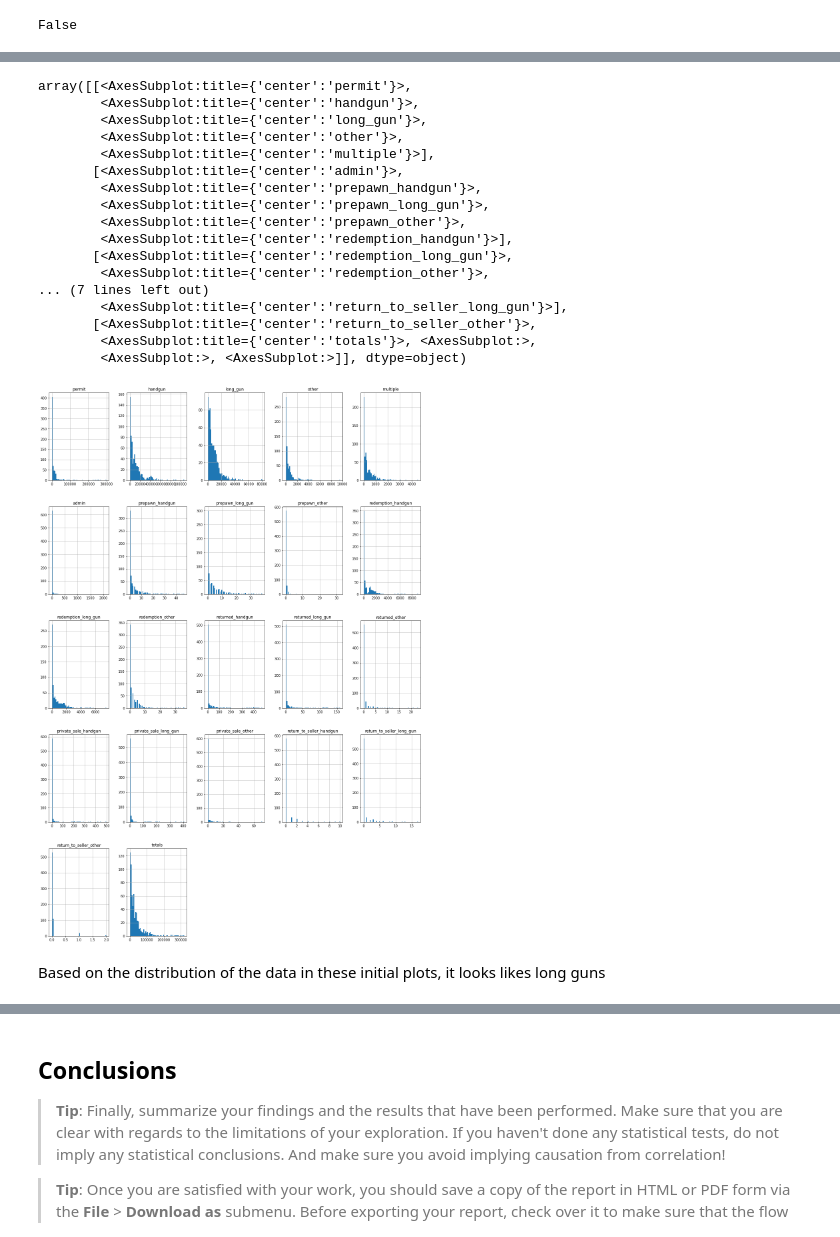
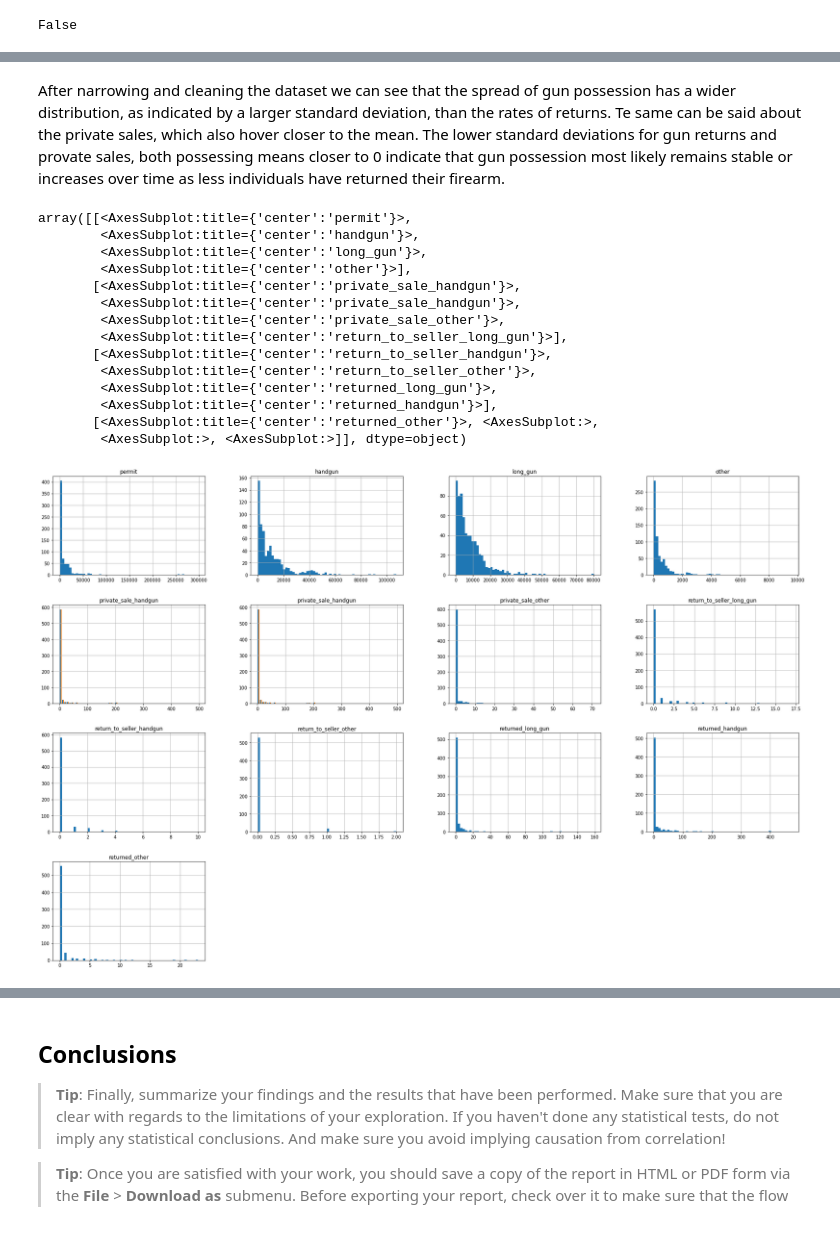
Before and after one commit to chloecongourdeau/data-investigation, a Jupyter notebook: gun-data-investigation.ipynb, the cells around one changed output, grey strips where cells are left out. Drawn from its saved outputs; the diff is of its cells as text; code cells hidden in the pictures.

Commit message:
Complete data cleaning

```diff
--- a/gun-data-investigation.ipynb
+++ b/gun-data-investigation.ipynb
@@ -421,0 +474,4 @@ gun_data_subset_df.describe()
+# %%
+#Eliminate all columns that are irrelevant to the analyssis given the findings in the decription of the dataframe
+gun_data_subset_df = gun_data_df [['totals','state','permit','handgun','long_gun','other','private_sale_handgun','private_sale_long_gun','private_sale_other','return_to_seller_long_gun','return_to_seller_handgun','return_to_seller_other','returned_long_gun','returned_handgun','returned_other',]]
+gun_data_subset_df.describe()
@@ -422,24 +488,21 @@ gun_data_subset_df.describe()
+# %% [markdown]
+After narrowing and cleaning the dataset we can see that the spread of gun possession has a wider distribution, as indicated by a larger standard deviation, than the rates of returns. Te same can be said about the private sales, which also hover closer to the mean. The lower standard deviations for gun returns and provate sales, both possessing means closer to 0 indicate that gun possession most likely remains stable or increases over time as less individuals have returned their firearm.
 # %%
-gun_data_subset_df.hist(bins=60, figsize=(20,30))
+gun_data_subset_df.hist(bins=60, figsize=(30,20))
 # %% [output]
 array([[<AxesSubplot:title={'center':'permit'}>,
         <AxesSubplot:title={'center':'handgun'}>,
         <AxesSubplot:title={'center':'long_gun'}>,
-        <AxesSubplot:title={'center':'other'}>,
-        <AxesSubplot:title={'center':'multiple'}>],
-       [<AxesSubplot:title={'center':'admin'}>,
-        <AxesSubplot:title={'center':'prepawn_handgun'}>,
-        <AxesSubplot:title={'center':'prepawn_long_gun'}>,
-        <AxesSubplot:title={'center':'prepawn_other'}>,
-        <AxesSubplot:title={'center':'redemption_handgun'}>],
-       [<AxesSubplot:title={'center':'redemption_long_gun'}>,
-        <AxesSubplot:title={'center':'redemption_other'}>,
-... (7 lines left out)
+        <AxesSubplot:title={'center':'other'}>],
+       [<AxesSubplot:title={'center':'private_sale_handgun'}>,
+        <AxesSubplot:title={'center':'private_sale_handgun'}>,
+        <AxesSubplot:title={'center':'private_sale_other'}>,
         <AxesSubplot:title={'center':'return_to_seller_long_gun'}>],
-       [<AxesSubplot:title={'center':'return_to_seller_other'}>,
-        <AxesSubplot:title={'center':'totals'}>, <AxesSubplot:>,
+       [<AxesSubplot:title={'center':'return_to_seller_handgun'}>,
+        <AxesSubplot:title={'center':'return_to_seller_other'}>,
+        <AxesSubplot:title={'center':'returned_long_gun'}>,
+        <AxesSubplot:title={'center':'returned_handgun'}>],
+       [<AxesSubplot:title={'center':'returned_other'}>, <AxesSubplot:>,
         <AxesSubplot:>, <AxesSubplot:>]], dtype=object)
-[figure, old version]
+[figure, new version]
-# %% [markdown]
-Based on the distribution of the data in these initial plots, it looks likes long guns
 # %%
```
Also changed, not shown: parts of 61 cells of this notebook, 1 other file.
